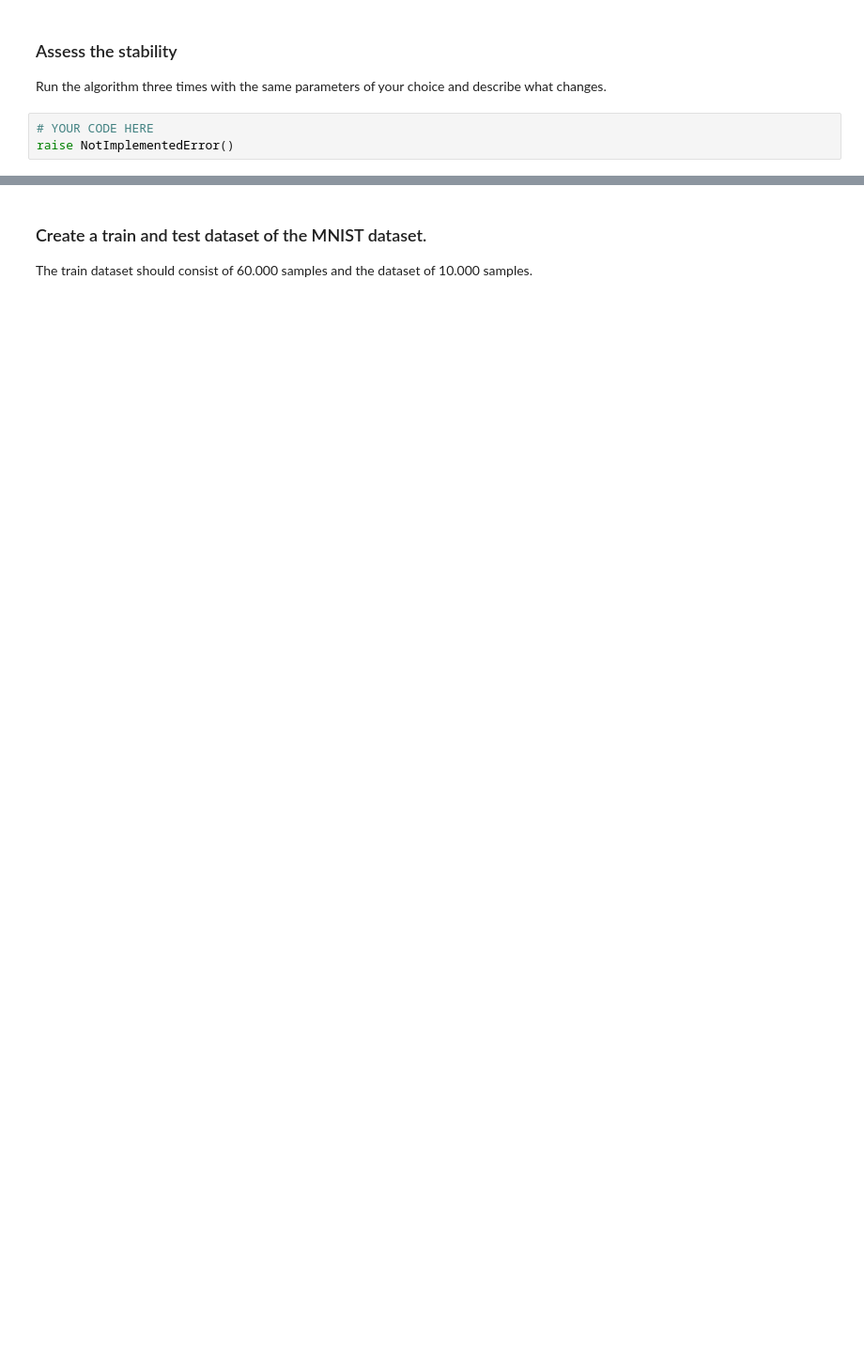
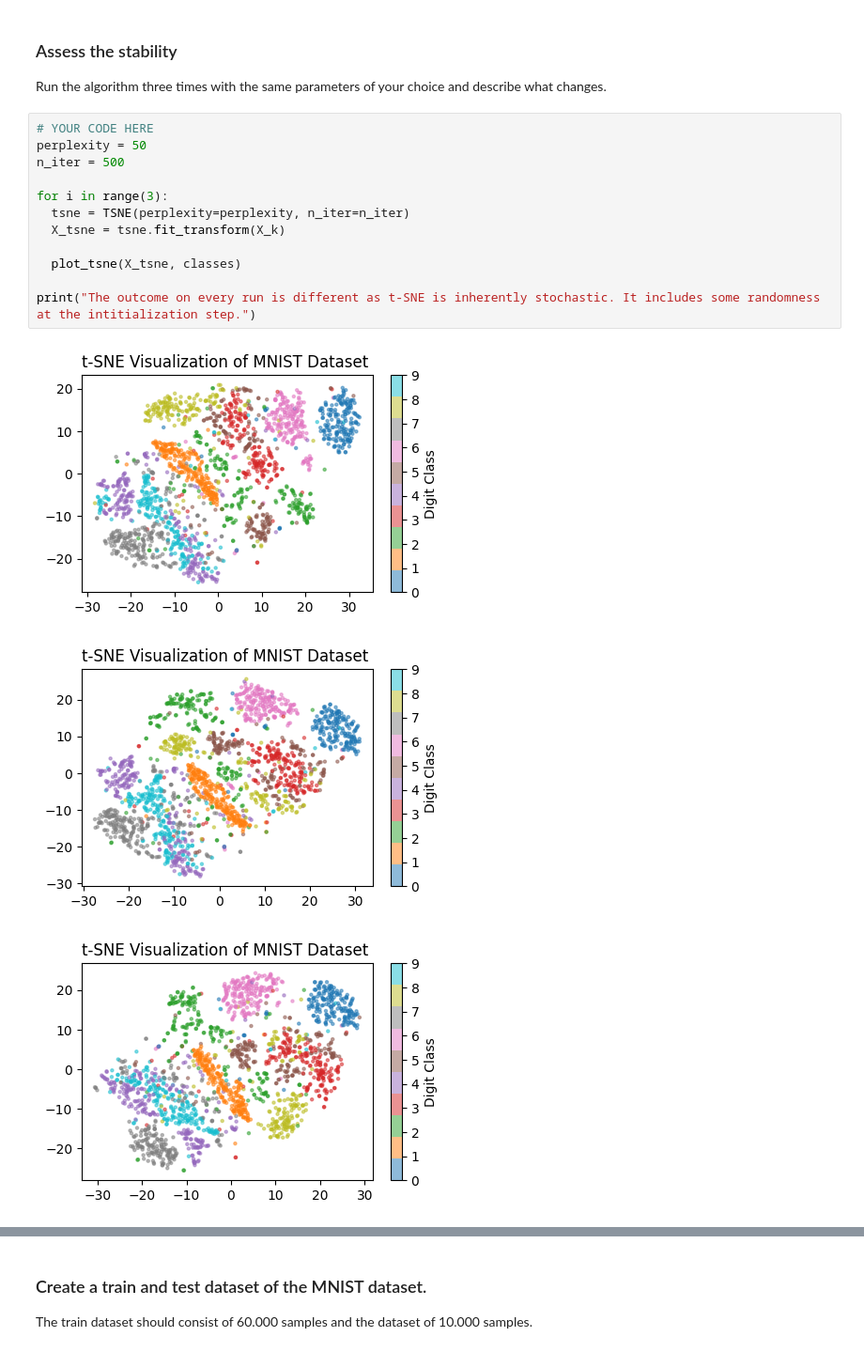
Before and after one commit to izzyyhh/datam, a Jupyter notebook: Exercise_3.ipynb, the cells around one changed output, grey strips where cells are left out. Shown at 94% size. Saved outputs shown, nothing was run; the diff lists cells and outputs as text; blank space fills up the shorter version.

```diff
--- a/Exercise_3.ipynb
+++ b/Exercise_3.ipynb
@@ -100,6 +105,19 @@ for perplexity in perplexity_vals:
 ### Assess the stability
 
 Run the algorithm three times with the same parameters of your choice and describe what changes.
-# %%
-# YOUR CODE HERE
-raise NotImplementedError()
+# %%
+# YOUR CODE HERE
+perplexity = 50
+n_iter = 500
+
+for i in range(3):
+  tsne = TSNE(perplexity=perplexity, n_iter=n_iter)
+  X_tsne = tsne.fit_transform(X_k)
+
+  plot_tsne(X_tsne, classes)
+
+print("The outcome on every run is different as t-SNE is inherently stochastic. It includes some randomness at the intitialization step.")
+# %% [output]
+[figure, added]
+[figure, added]
+[figure, added]
```
Also changed, not shown: parts of 11 cells of this notebook.
